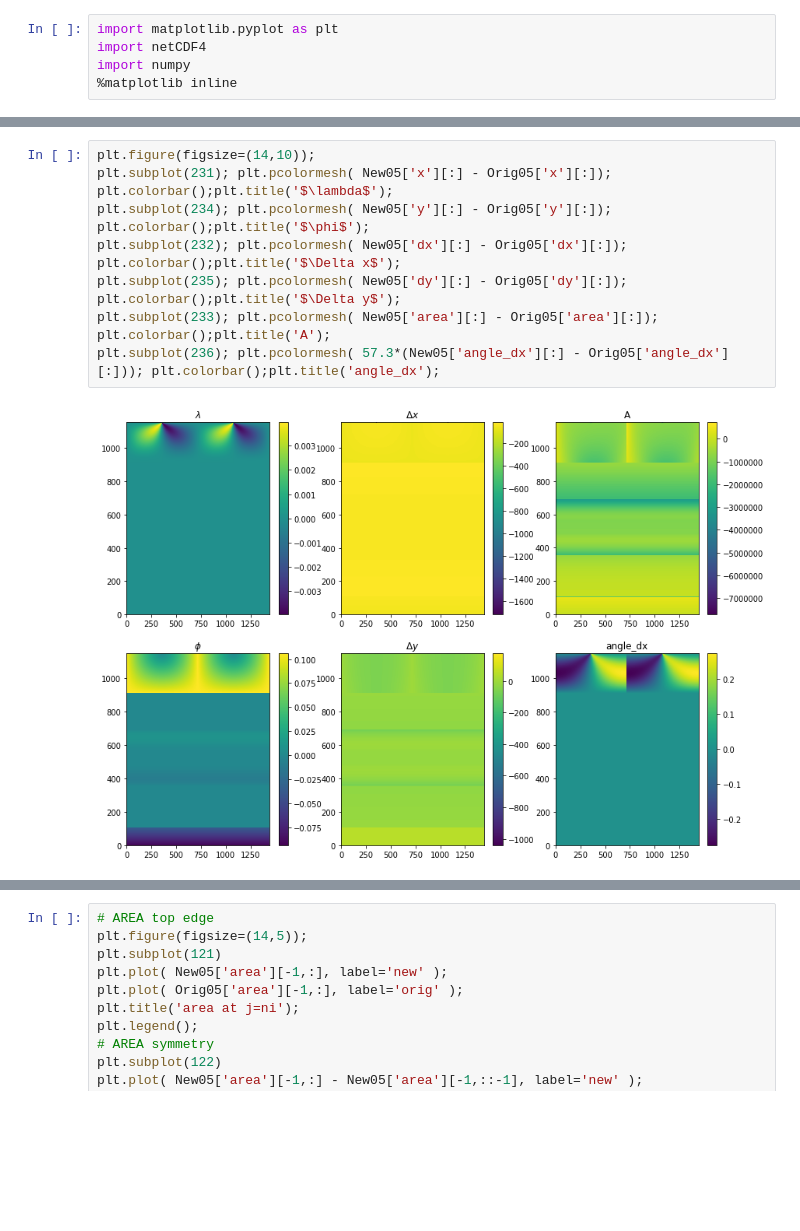
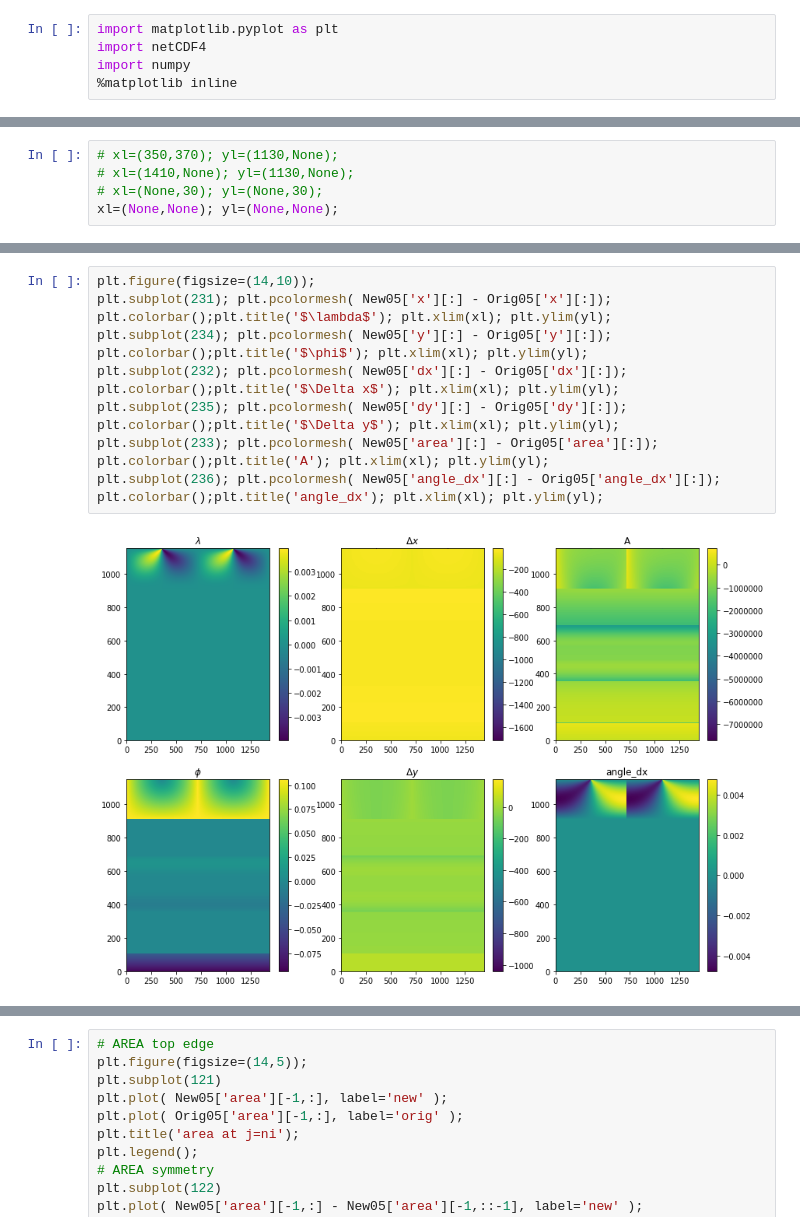
Before and after one commit to nikizadehgfdl/grid_generation, a Jupyter notebook: Checks for 0.5-degree grid.ipynb, the cells around one changed output, grey strips where cells are left out. Cells and saved outputs as stored; diff of their text form; blank space fills up the shorter version.

```diff
--- a/Checks for 0.5-degree grid.ipynb
+++ b/Checks for 0.5-degree grid.ipynb
@@ -8,0 +16,5 @@ New05 = netCDF4.Dataset('ocean_hgrid_res0.5_equenh.nc')
+# %%
+# xl=(350,370); yl=(1130,None);
+# xl=(1410,None); yl=(1130,None);
+# xl=(None,30); yl=(None,30);
+xl=(None,None); yl=(None,None);
@@ -9,13 +41,13 @@ New05 = netCDF4.Dataset('ocean_hgrid_res0.5_equenh.nc')
 # %%
 plt.figure(figsize=(14,10));
-plt.subplot(231); plt.pcolormesh( New05['x'][:] - Orig05['x'][:]); plt.colorbar();plt.title('$\lambda$');
-plt.subplot(234); plt.pcolormesh( New05['y'][:] - Orig05['y'][:]); plt.colorbar();plt.title('$\phi$');
-plt.subplot(232); plt.pcolormesh( New05['dx'][:] - Orig05['dx'][:]); plt.colorbar();plt.title('$\Delta x$');
-plt.subplot(235); plt.pcolormesh( New05['dy'][:] - Orig05['dy'][:]); plt.colorbar();plt.title('$\Delta y$');
-plt.subplot(233); plt.pcolormesh( New05['area'][:] - Orig05['area'][:]); plt.colorbar();plt.title('A');
-plt.subplot(236); plt.pcolormesh( 57.3*(New05['angle_dx'][:] - Orig05['angle_dx'][:])); plt.colorbar();plt.title('angle_dx');
+plt.subplot(231); plt.pcolormesh( New05['x'][:] - Orig05['x'][:]); plt.colorbar();plt.title('$\lambda$'); plt.xlim(xl); plt.ylim(yl);
+plt.subplot(234); plt.pcolormesh( New05['y'][:] - Orig05['y'][:]); plt.colorbar();plt.title('$\phi$'); plt.xlim(xl); plt.ylim(yl);
+plt.subplot(232); plt.pcolormesh( New05['dx'][:] - Orig05['dx'][:]); plt.colorbar();plt.title('$\Delta x$'); plt.xlim(xl); plt.ylim(yl);
+plt.subplot(235); plt.pcolormesh( New05['dy'][:] - Orig05['dy'][:]); plt.colorbar();plt.title('$\Delta y$'); plt.xlim(xl); plt.ylim(yl);
+plt.subplot(233); plt.pcolormesh( New05['area'][:] - Orig05['area'][:]); plt.colorbar();plt.title('A'); plt.xlim(xl); plt.ylim(yl);
+plt.subplot(236); plt.pcolormesh( New05['angle_dx'][:] - Orig05['angle_dx'][:]); plt.colorbar();plt.title('angle_dx'); plt.xlim(xl); plt.ylim(yl);
 # %% [output]
-[figure, old version]
+[figure, new version]
 # %%
 # Y top edge
 plt.figure(figsize=(14,5));
```
Also changed, not shown: parts of 9 cells of this notebook.
